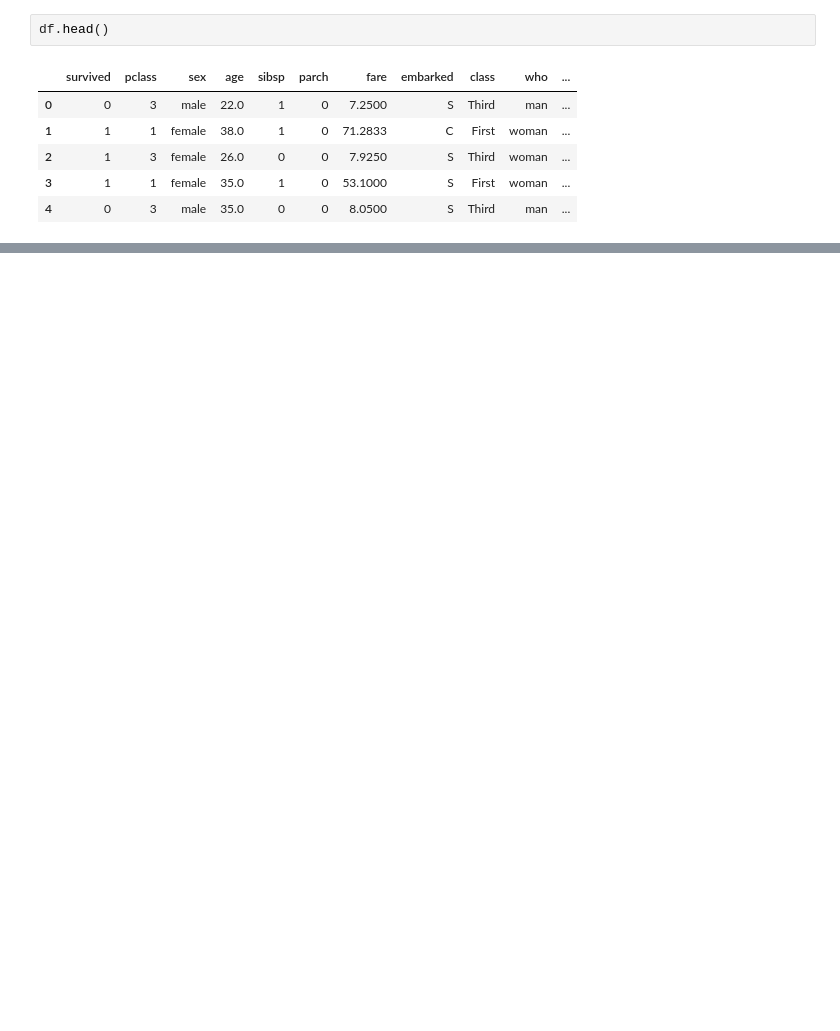
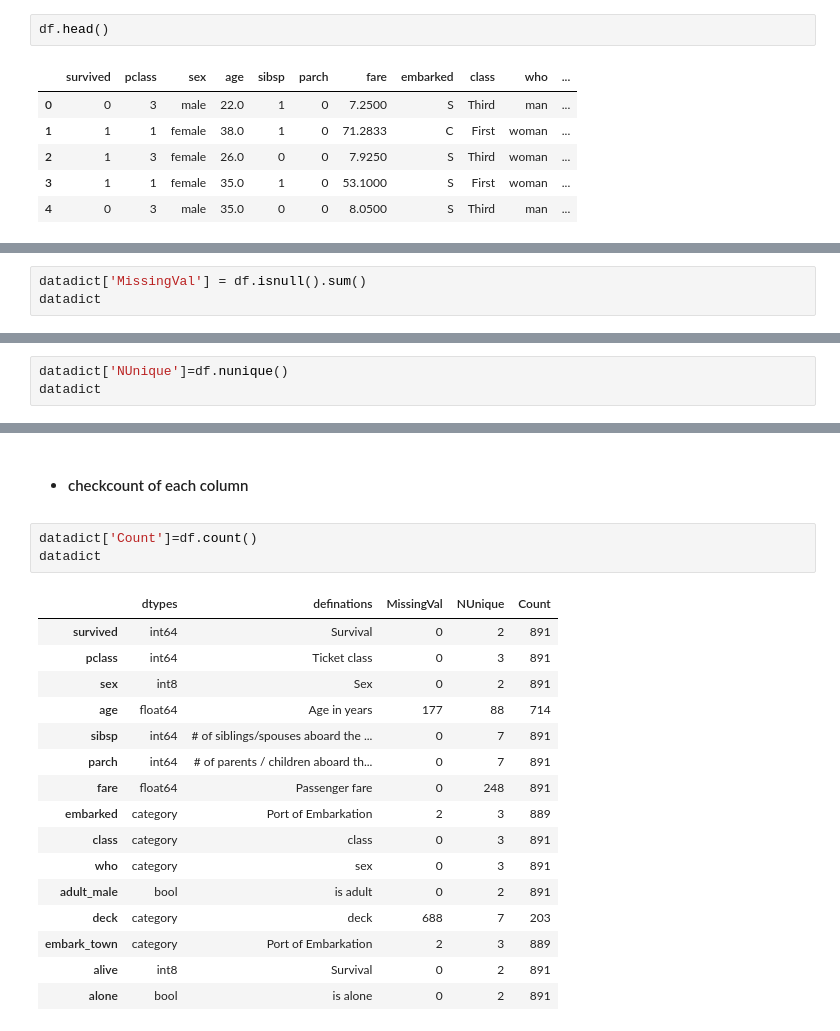
Before and after one commit to rasool-ahad/titanic, a Jupyter notebook: titanic.ipynb, the cells around one changed output, grey strips where cells are left out. Saved outputs shown, nothing was run; the diff lists cells and outputs as text; blank space fills up the shorter version.

```diff
--- a/titanic.ipynb
+++ b/titanic.ipynb
@@ -21,0 +163,3 @@ df.head()
+# %%
+datadict['MissingVal'] = df.isnull().sum()
+datadict
@@ -21,0 +185,3 @@ df.head()
+# %%
+datadict['NUnique']=df.nunique()
+datadict
@@ -21,0 +205,22 @@ df.head()
+# %% [markdown]
+* #### checkcount of each column
+# %%
+datadict['Count']=df.count()
+datadict
+# %% [output]
+|  | dtypes | definations | MissingVal | NUnique | Count |
+| survived | int64 | Survival | 0 | 2 | 891 |
+| pclass | int64 | Ticket class | 0 | 3 | 891 |
+| sex | int8 | Sex | 0 | 2 | 891 |
+| age | float64 | Age in years | 177 | 88 | 714 |
+| sibsp | int64 | # of siblings/spouses aboard the ... | 0 | 7 | 891 |
+| parch | int64 | # of parents / children aboard th... | 0 | 7 | 891 |
+| fare | float64 | Passenger fare | 0 | 248 | 891 |
+| embarked | category | Port of Embarkation | 2 | 3 | 889 |
+| class | category | class | 0 | 3 | 891 |
+| who | category | sex | 0 | 3 | 891 |
+| adult_male | bool | is adult | 0 | 2 | 891 |
+| deck | category | deck | 688 | 7 | 203 |
+| embark_town | category | Port of Embarkation | 2 | 3 | 889 |
+| alive | int8 | Survival | 0 | 2 | 891 |
+| alone | bool | is alone | 0 | 2 | 891 |
```
Also changed, not shown: parts of 31 cells of this notebook.
